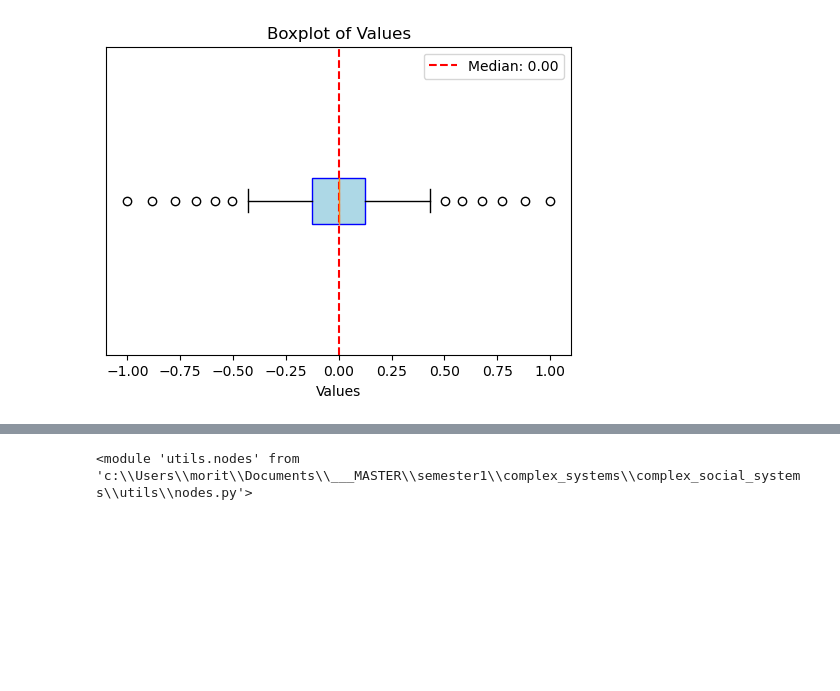
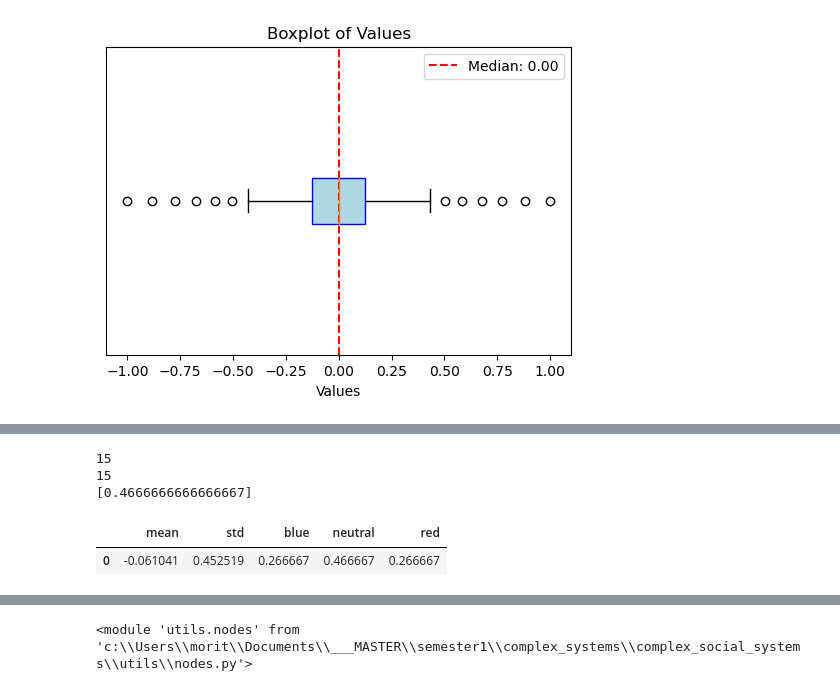
Before and after one commit to m-bur/complex_social_systems, a Jupyter notebook: test.ipynb, the cells around one changed output, grey strips where cells are left out. Cells and saved outputs as stored; diff of their text form; code cells hidden in the pictures; blank space fills up the shorter version.

Commit message:
wip media statistics

```diff
--- a/test.ipynb
+++ b/test.ipynb
@@ -75,3 +79,11 @@ vs.visualize_media(media)
+# %%
+ms.media_statistics(media)
+# %% [output]
+15
+15
+[0.4666666666666667]
+|  | mean | std | blue | neutral | red |
+| 0 | -0.061041 | 0.452519 | 0.266667 | 0.466667 | 0.266667 |
 # %%
 media[1].get_category()
 # %% [output]
```
Also changed, not shown: parts of 6 cells of this notebook, 3 other files.
